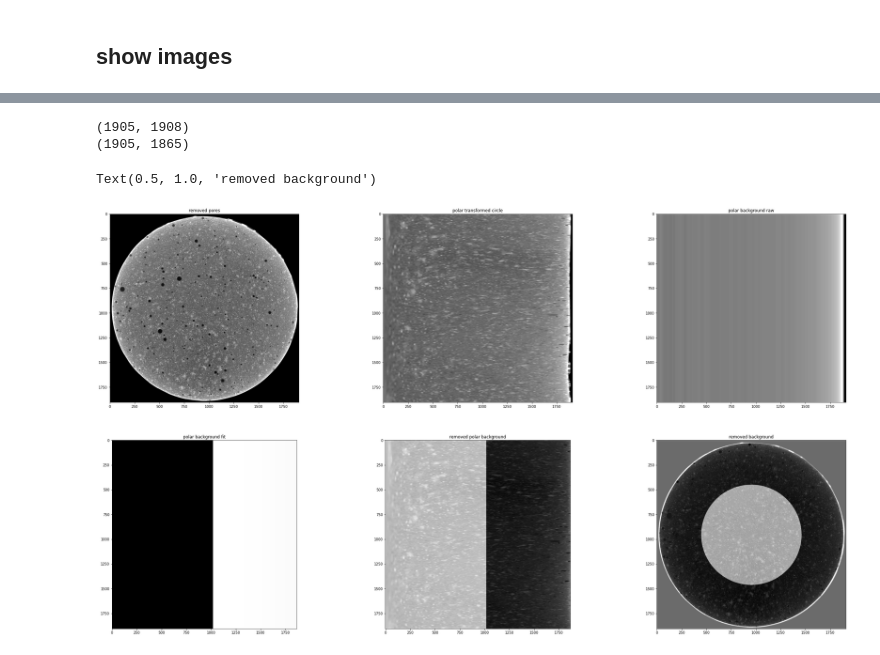
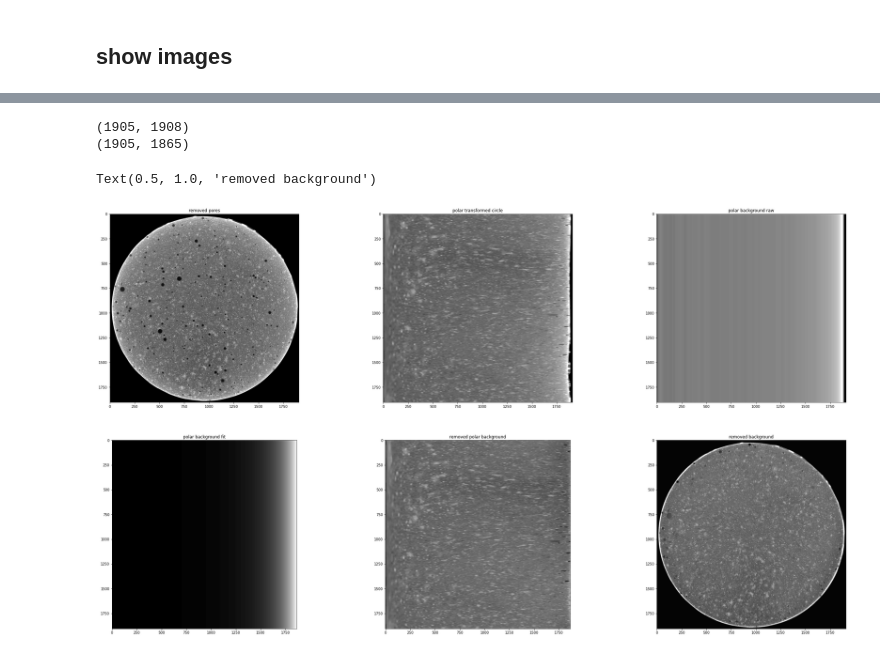
Before and after one commit to kleinerELM/CT_edge_hardening_remover, a Jupyter notebook: edge hardening remover.ipynb, the cells around one changed output, grey strips where cells are left out. Saved outputs shown, nothing was run; the diff lists cells and outputs as text; code cells hidden in the pictures.

```diff
--- a/edge hardening remover.ipynb
+++ b/edge hardening remover.ipynb
@@ -89,0 +30,8 @@ array([[255, 255, 255, ..., 255, 255, 255],
+# %%
+slice	= CT.select_slice(int(CT.z/3*2))
+
+CT.identify_main_circle(threshold=20)
+CT.get_main_circle()
+
+CT.identify_pores(threshold=70)
+CT.remove_pores()
@@ -251 +68,6 @@ plt.show()"""
+# %%
+angle_in_deg = 0.5
+median_blur_kernel = 1
+min_length = np.array( [CT.center[1], CT.h - CT.center[1], CT.center[0], CT.w - CT.center[0]] ).min()
+values = np.empty( shape=(int(360/angle_in_deg), min_length), dtype=np.uint8)
 # %%
@@ -321,0 +108,8 @@ for i in range(len(polar_image)):
+# %%
+# find a fit function for the background
+FCP = f.FitCurveProfile( mean_values )
+FCP.filter_values()
+FCP.fit_data()
+FCP.plot_function()
+fit_data = FCP.get_f_data()
+FCP.plot_data()
@@ -322,26 +120,36 @@ for i in range(len(polar_image)):
+# %%
+# first remove the y-offset to only get the background deviation
+fit_data = fit_data-fit_data.min()
+
+# process the background
+polar_background_fit = np.empty(shape=polar_image.shape,dtype=int)
+polar_background_fit.fill(0)
+for i in range(len(polar_image)):
+	for j,v in enumerate(fit_data.astype(np.uint8)):
+		polar_background_fit[i][j] = v
 # %%
 print(polar_background_fit.shape)
 print(polar_background_fit[:, 0:max_pos].shape)
 
 fixed_image = (polar_image-polar_background_fit)
-unpolar = cv2.linearPolar(fixed_image,(cX, cY), min_length, cv2.WARP_INVERSE_MAP)
+unpolar = cv2.linearPolar(fixed_image,(CT.center[0], CT.center[1]), min_length, cv2.WARP_INVERSE_MAP)
 
 fig, ax = plt.subplots(2,3, figsize=(40,22))
 #fig.suptitle( "raw images", fontsize=16 )
 ax[0,0].imshow( slice, cmap='gray' )
 ax[0,0].set_title( "removed pores" )
 ax[0,1].imshow( polar_image, cmap='gray' )
 ax[0,1].set_title( "polar transformed circle" )
 ax[0,2].imshow( polar_background, cmap='gray' )
 ax[0,2].set_title( "polar background raw" )
 ax[1,0].imshow( polar_background_fit[:, 0:max_pos], cmap='gray' )
 ax[1,0].set_title( "polar background fit" )
 ax[1,1].imshow( fixed_image[:, 0:max_pos], cmap='gray' )
 ax[1,1].set_title( "removed polar background" )
 ax[1,2].imshow( unpolar, cmap='gray' )
 ax[1,2].set_title( "removed background" )
 # %% [output]
 (1905, 1908)
 (1905, 1865)
 Text(0.5, 1.0, 'removed background')
-[figure, old version]
+[figure, new version]
```
Also changed, not shown: parts of 16 cells of this notebook, 1 other file.
